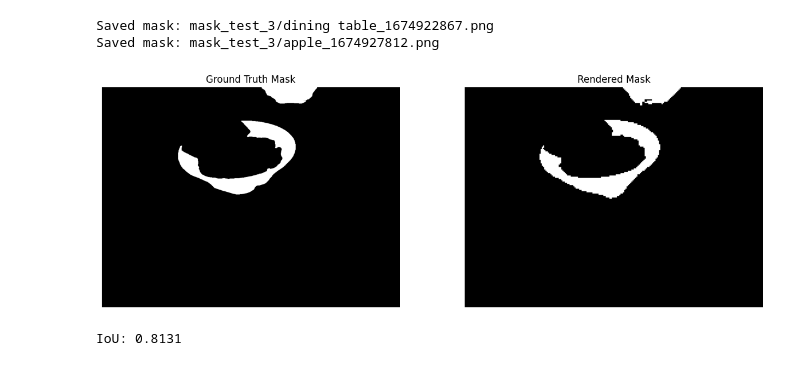
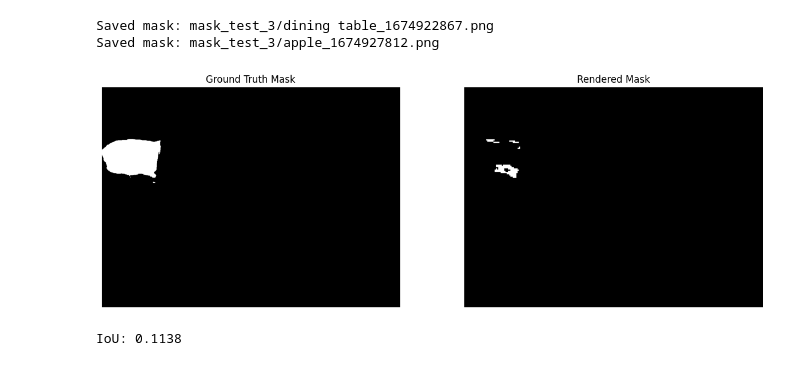
Before and after one commit to siddharthdesai06/DimSegNet, a Jupyter notebook: testing.ipynb, the cells around one changed output. Cells and saved outputs as stored; diff of their text form; code cells hidden in the pictures.

```diff
--- a/testing.ipynb
+++ b/testing.ipynb
@@ -232,35 +232,35 @@ def calculate_iou_from_paths(mask_paths, mask2_path):
     union = np.logical_or(merged_mask, mask2)
 
     iou = np.sum(intersection) / np.sum(union) if np.sum(union) > 0 else 0  # Avoid division by zero
 
     # fig, axes = plt.subplots(1, len(mask_paths) + 1, figsize=(5 * (len(mask_paths) + 1), 5))
     fig, axes = plt.subplots(1, 2, figsize=(15, 5))
     # for i, mask in enumerate(masks):
     axes[0].imshow(merged_mask, cmap="gray")
     axes[0].set_title(f"Ground Truth Mask")
     axes[0].axis("off")
 
     axes[-1].imshow(mask2, cmap="gray")
     axes[-1].set_title("Rendered Mask")
     axes[-1].axis("off")
 
     plt.show()
 
     return iou
 
 # Example usage:
 mask_paths = [
     # "/home/siddharth/siddharth/thesis/Yolo_segmentation/mask_test_0/chair_1671043952.png",
     # "/home/siddharth/siddharth/thesis/Yolo_segmentation/mask_test_0/chair_1671044018.png",
     # "mask_test_2/table_1674556854.png",
-    "eval_datasets/ramen/masks/mask_00131/bowl_1674041402.png",
-    "/home/siddharth/siddharth/thesis/Yolo_segmentation/eval_datasets/ramen/masks/mask_00131/bowl_1674071303.png"
+    "mask_test_2/handbag_1674922962.png",
+    # "/home/siddharth/siddharth/thesis/Yolo_segmentation/eval_datasets/ramen/masks/mask_00131/bowl_1674071303.png"
 ]
 
-mask2_path = "frame_00131.jpg" # extracted mask
+mask2_path = "test_2.jpg" # extracted mask
 
 iou_value = calculate_iou_from_paths(mask_paths, mask2_path)
 print(f"IoU: {iou_value:.4f}")
 # %% [output]
-[figure, old version]
+[figure, new version]
-IoU: 0.8131
+IoU: 0.1138
```
Also changed, not shown: 3 other files.
